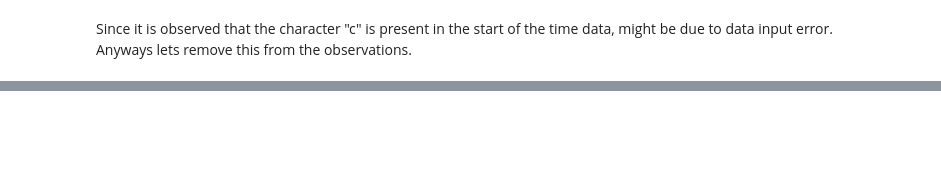
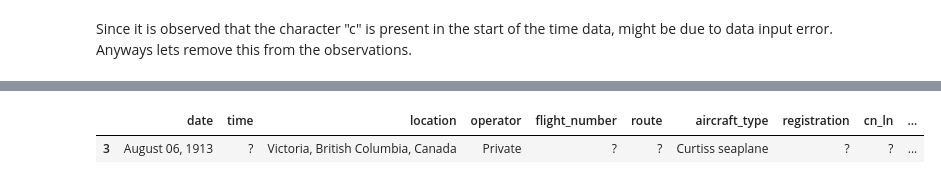
Before and after one commit to budhajitRoy/Plane-Crash-Data-Exploration, a Jupyter notebook: Plane Crash Data Exploration and Analysis.ipynb, the cells around one changed output, grey strips where cells are left out. Saved outputs shown, nothing was run; the diff lists cells and outputs as text; code cells hidden in the pictures; blank space fills up the shorter version.

```diff
--- a/Plane Crash Data Exploration and Analysis.ipynb
+++ b/Plane Crash Data Exploration and Analysis.ipynb
@@ -354,0 +438,3 @@ test_df.sample(5)
+# %%
+df['new_date_time'] = df['date'].str.strip() + " "+ df['new_time'].str.strip()
+df.head()
@@ -354,0 +509,5 @@ test_df.sample(5)
+# %%
+df.iloc[3:4,:]
+# %% [output]
+|  | date | time | location | operator | flight_number | route | aircraft_type | registration | cn_ln | ... |
+| 3 | August 06, 1913 | ? | Victoria, British Columbia, Canada | Private | ? | ? | Curtiss seaplane | ? | ? | ... |
```
Also changed, not shown: parts of 19 cells of this notebook.
